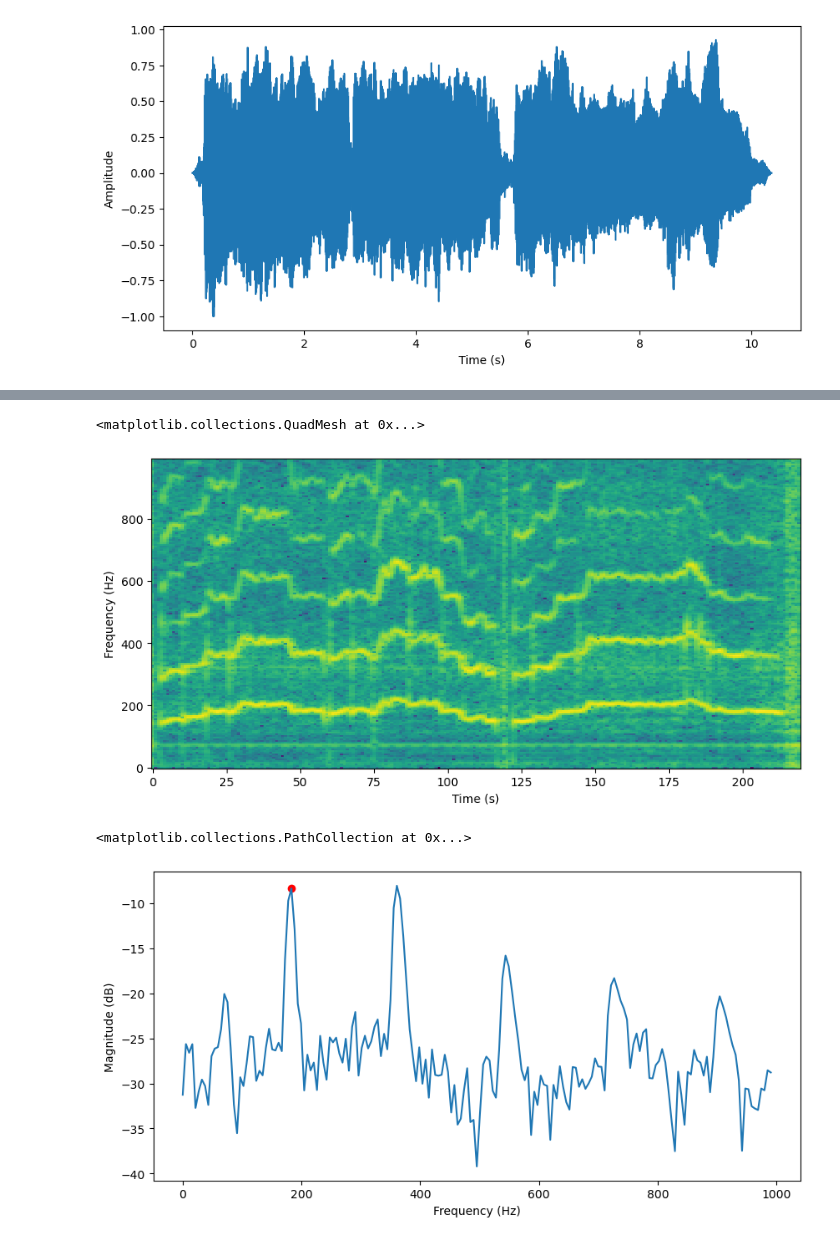
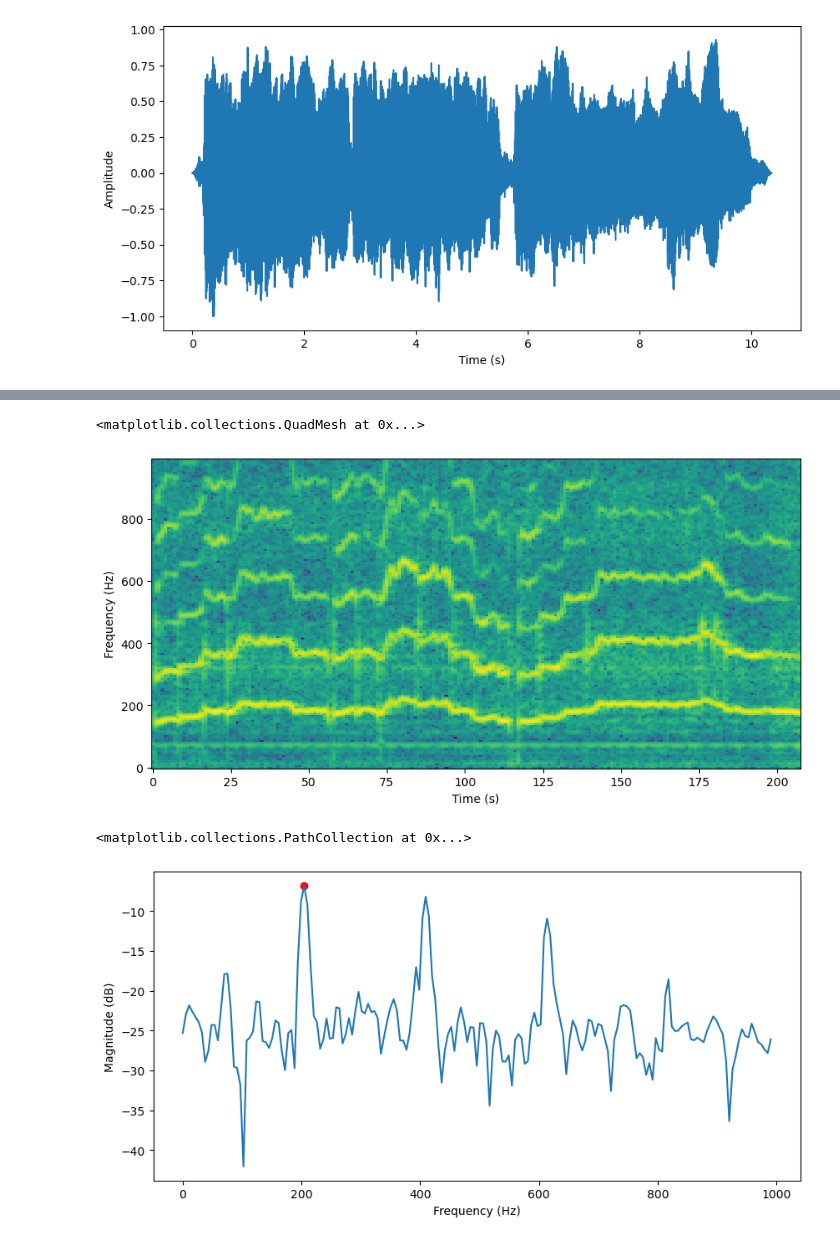
Before and after one commit to l0gicerr0r/strawberry-fields-notebooks, a Jupyter notebook: peakeval.ipynb, the cells around one changed output, grey strips where cells are left out. Saved outputs shown, nothing was run; the diff lists cells and outputs as text; code cells hidden in the pictures.

```diff
--- a/peakeval.ipynb
+++ b/peakeval.ipynb
@@ -29,7 +35,7 @@ hM1 = int(math.floor((M + 1) / 2))
 hM2 = int(math.floor(M / 2))
 eps = np.finfo(float).eps
 # %%
-w  = get_window('hamming', M)
+w  = get_window('blackman', M)
 w = w / sum(w)
 # %%
 def computeSTFT(x):
@@ -42,7 +48,7 @@ def computeSTFT(x):
 
         rmsframe = np.sqrt(np.dot(y, y) / M)
 
-        if rmsframe >= 0:
+        if rmsframe >= 0.1:
             y = y / np.max(abs(y))
             y = y * w
 
@@ -90,26 +96,24 @@ plt.ylabel('Frequency (Hz)')
 plt.pcolormesh(timeSteps, frequencies[:cutoff], stft.T[:cutoff])
 # %% [output]
 <matplotlib.collections.QuadMesh at 0x...>
-[figure, old version]
+[figure, new version]
 # %%
 peaks = []
-
-cal = 15
 k = 15
 
 for frame_index in range(len(stft)):
-    dft = stft[frame_index]
+    dft = stft[frame_index][: cutoff]
     dft_savgol = savgol_filter(dft, window_length=15, polyorder=5)
 
     bin = k
-    while bin < len(dft) - 15:
+    while bin < len(dft) - 20:
         if dft_savgol[bin] < -25:
             bin += 1
             continue
 
-        if dft_savgol[bin - 1] < dft_savgol[bin] and dft_savgol[bin] > dft_savgol[bin + 1]:
+        if dft_savgol[bin - 1] < dft_savgol[bin] and dft_savgol[bin] > dft_savgol[bin + 1]:# and model.predict(np.array([dft_savgol[bin: bin + 20][..., np.newaxis]]), verbose=False)[0][0] < 0.5:
             window = np.zeros(len(dft_savgol)) - 100
-            window[bin: bin + 15] = dft[bin: bin + 15]
+            window[bin: bin + 20] = dft[bin: bin + 20]
 
             peak = np.argmax(window)
 
@@ -123,12 +127,28 @@ for frame_index in range(len(stft)):
             break
         else:
             bin += 1
+# %%
+peaks = []
+
+for frame_index in range(len(stft)):
+    dft = stft[frame_index][: cutoff]
+    dft_savgol = savgol_filter(dft, window_length=15, polyorder=5)
+
+    fpeaks, z = find_peaks(dft, height=-25, distance=12, prominence=5)
+    ps = fpeaks[fpeaks > 15]
+
+    for i in ps:
+        if i > cutoff -10:
+            break
+        if model.predict(np.array([dft_savgol[i-10: i + 10][..., np.newaxis]]), verbose=False)[0][0] > 0.5:
+            peaks.append(i)
+            break
 # %%
 plt.figure().set_figwidth(10)
 plt.xlabel('Frequency (Hz)')
 plt.ylabel('Magnitude (dB)')
-plt.plot(frequencies[:cutoff], stft[200][:cutoff])
-plt.scatter(peaks[200] * fs / N, stft[200][int(peaks[200])], c='r')
+plt.plot(frequencies[:cutoff], stft[150][:cutoff])
+plt.scatter(peaks[150] * fs / N, stft[150][int(peaks[150])], c='r')
 # %% [output]
 <matplotlib.collections.PathCollection at 0x...>
-[figure, old version]
+[figure, new version]
```
Also changed, not shown: parts of 9 cells of this notebook, 2 other files.
